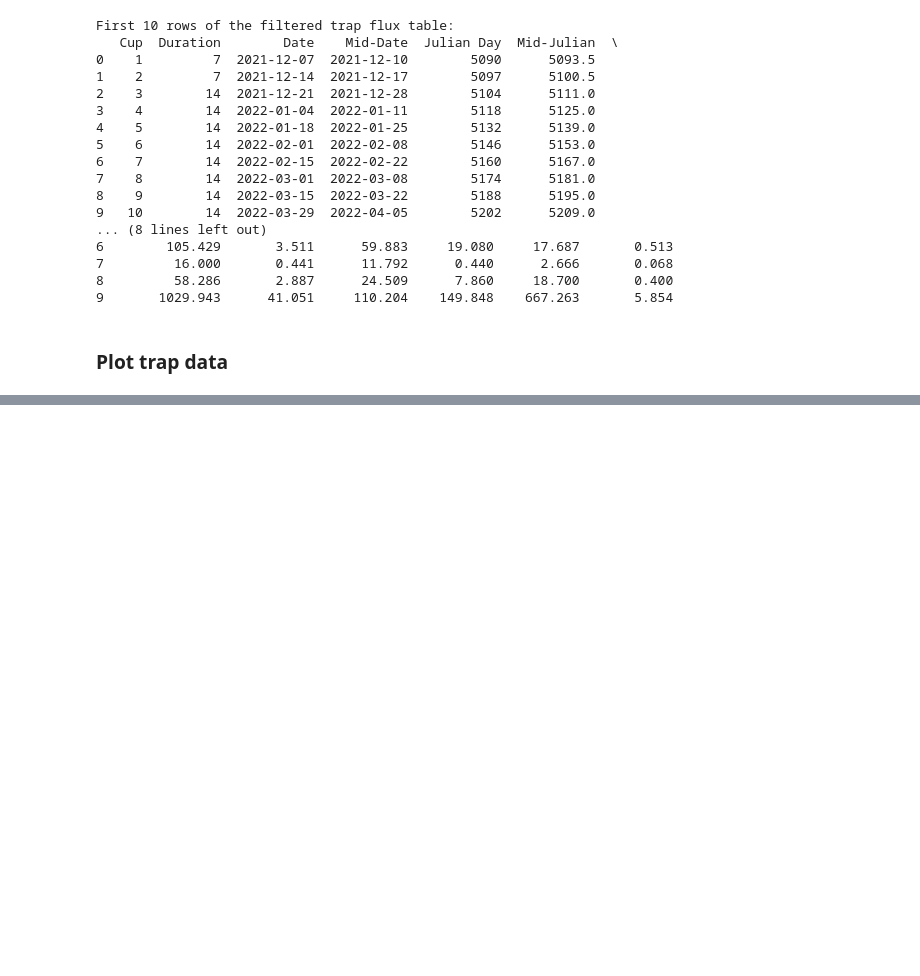
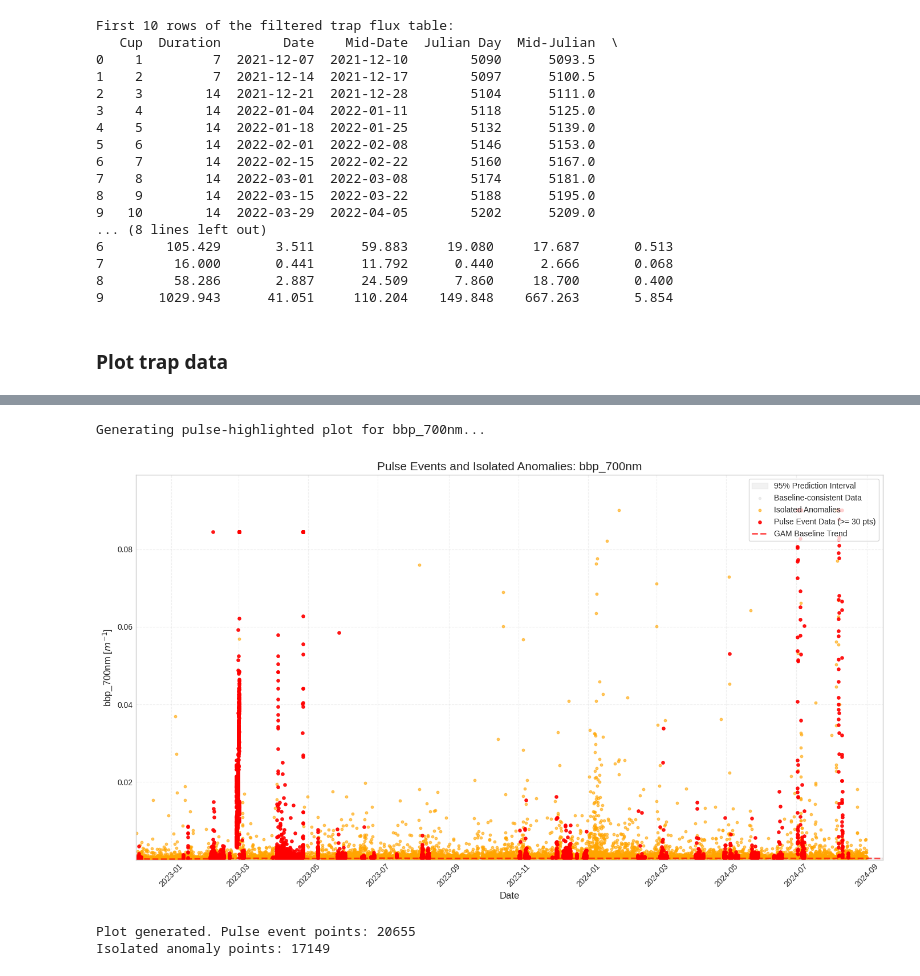
Before and after one commit to eqmh/sedtrap_bbp, a Jupyter notebook: bbp_data_explorer.ipynb, the cells around one changed output, grey strips where cells are left out. Cells and saved outputs as stored; diff of their text form; code cells hidden in the pictures; blank space fills up the shorter version.

```diff
--- a/bbp_data_explorer.ipynb
+++ b/bbp_data_explorer.ipynb
@@ -237,0 +543,73 @@ else:
+# %%
+# --- Visualizing Pulse Events vs Isolated Anomalies ---
+if 'data' in locals() and 'within_pulse_indices' in locals():
+    try:
+        print(f"Generating pulse-highlighted plot for {bbp_col}...")
+
+        # 1. Create masks based on indices identified in Section 12
+        # Points that are anomalies AND part of a significant pulse (e.g. >= 30 points)
+        data['is_pulse'] = data.index.isin(within_pulse_indices)
+
+        # Points that are anomalies but NOT part of a significant pulse
+        data['is_isolated_anomaly'] = data['is_anomaly'] & ~data['is_pulse']
+
+        # 2. Split data for plotting
+        baseline_pts = data[~data['is_anomaly']]
+        isolated_anomaly_pts = data[data['is_isolated_anomaly']]
+        pulse_pts = data[data['is_pulse']]
+
+        # 3. Setup Figure
+        plt.figure(figsize=(14, 8))
+
+        # Plot Prediction Interval (Light Grey)
+        plot_df = data.sort_values('date')
+        plt.fill_between(plot_df['date'], plot_df['pi_low'], plot_df['pi_high'],
+                         color='#E0E0E0', alpha=0.4, label='95% Prediction Interval')
+
+        # Plot Baseline Data Points (Gray)
+        plt.scatter(baseline_pts['date'], baseline_pts[bbp_col],
+                    color='lightgray', s=8, alpha=0.4, label='Baseline-consistent Data')
+
+        # Plot Isolated Anomalies (Orange)
+        plt.scatter(isolated_anomaly_pts['date'], isolated_anomaly_pts[bbp_col],
+                    color='orange', s=10, alpha=0.6, label='Isolated Anomalies')
+
+        # Plot Pulse Event Data Points (Red)
+        plt.scatter(pulse_pts['date'], pulse_pts[bbp_col],
+                    color='red', s=14, alpha=0.9, label='Pulse Event Data (>= 30 pts)')
+
+        # Plot GAM Baseline Trend (Red Line)
+        plt.plot(plot_df['date'], plot_df['bbp_baseline'],
+                 color='red', linewidth=2, linestyle='--', alpha=0.7, label='GAM Baseline Trend')
+
+        # Formatting
+        plt.title(f'Pulse Events and Isolated Anomalies: {bbp_col}', fontsize=15)
+        plt.xlabel('Date', fontsize=12)
+        plt.ylabel(f'{bbp_col} [$m^{{-1}}$]', fontsize=12)
+
+        # X- and Y-axis scaling
+        start_lim = data['date'].min()
+        end_lim = datetime(2024, 9, 15)
+        plt.xlim(start_lim, end_lim)
+
+        y_max = data[bbp_col].max()
+        plt.ylim(data[bbp_col].min() * 0.8, y_max * 1.1)
+
+        plt.legend(loc='upper right', frameon=True, fontsize=10)
+        plt.xticks(rotation=45)
+        plt.grid(True, linestyle='--', alpha=0.3)
+        plt.tight_layout()
+        plt.show()
+
+        print(f"Plot generated. Pulse event points: {len(pulse_pts)}")
+        print(f"Isolated anomaly points: {len(isolated_anomaly_pts)}")
+
+    except Exception as e:
+        print(f"Error generating highlighted plot: {e}")
+else:
+    print("Pulse data has not been calculated.")
+# %% [output]
+Generating pulse-highlighted plot for bbp_700nm...
+[figure, added]
+Plot generated. Pulse event points: 20655
+Isolated anomaly points: 17149
```
Also changed, not shown: parts of 28 cells of this notebook.
